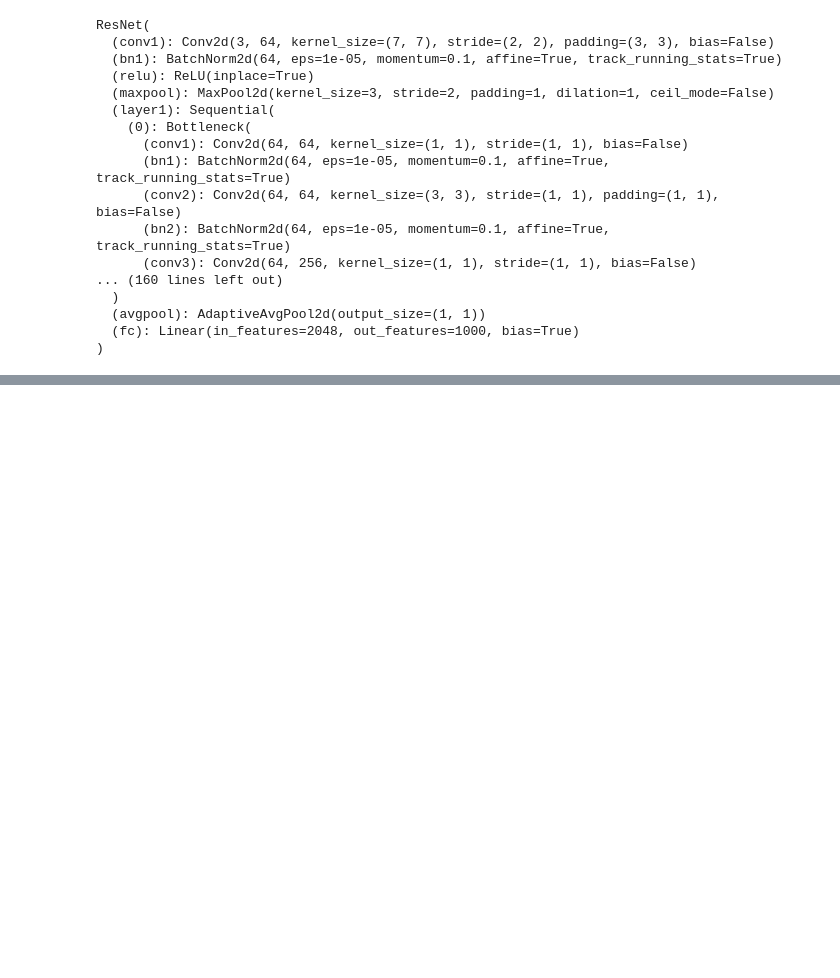
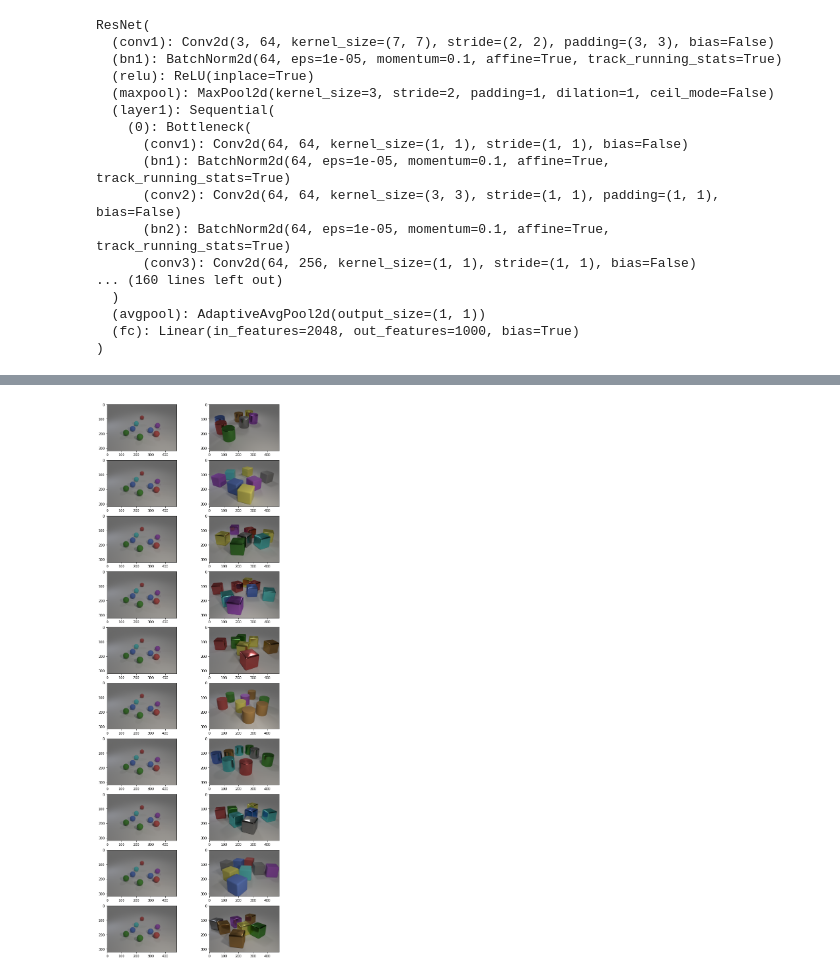
Before and after one commit to mappelgren/to-your-left, a Jupyter notebook: source/preexperiments/test.ipynb, the cells around one changed output, grey strips where cells are left out. Drawn from its saved outputs; the diff is of its cells as text; code cells hidden in the pictures; blank space fills up the shorter version.

```diff
--- a/source/preexperiments/test.ipynb
+++ b/source/preexperiments/test.ipynb
@@ -88,3 +88,18 @@ ResNet(
   (avgpool): AdaptiveAvgPool2d(output_size=(1, 1))
   (fc): Linear(in_features=2048, out_features=1000, bias=True)
 )
+# %%
+import os
+from data_readers import ReferentialGameDataset
+from PIL import Image
+from matplotlib import pyplot
+
+data_root = '/scratch/guskunkdo/clevr-images-unambigous-colour/'
+image_path = os.path.join(data_root, 'images/')
+scenes_path = os.path.join(data_root, 'scenes/')
+# %%
+dataset = ReferentialGameDataset(
+        scenes_json_dir=scenes_path,
+        image_path=image_path,
+        max_number_samples=100,
+    )
@@ -90,0 +111,3 @@ ResNet(
+# %%
+for sample in dataset.samples:
+    print(sample.image_1_id, sample.image_2_id)
@@ -90,0 +132,13 @@ ResNet(
+# %%
+n_samples = 10
+fig, ax = pyplot.subplots(nrows=n_samples, ncols=2)
+fig.set_figwidth(10)
+fig.set_figheight(3 * n_samples)
+for index, sample in enumerate(dataset.samples[:n_samples]):
+    image_1 = Image.open(image_path + sample.image_1_id)
+    image_2 = Image.open(image_path + sample.image_2_id)
+    ax[index, 0].imshow(image_1)
+    ax[index, 1].imshow(image_2)
+pyplot.show()
+# %% [output]
+[figure, added]
```
Also changed, not shown: parts of 2 cells of this notebook.
